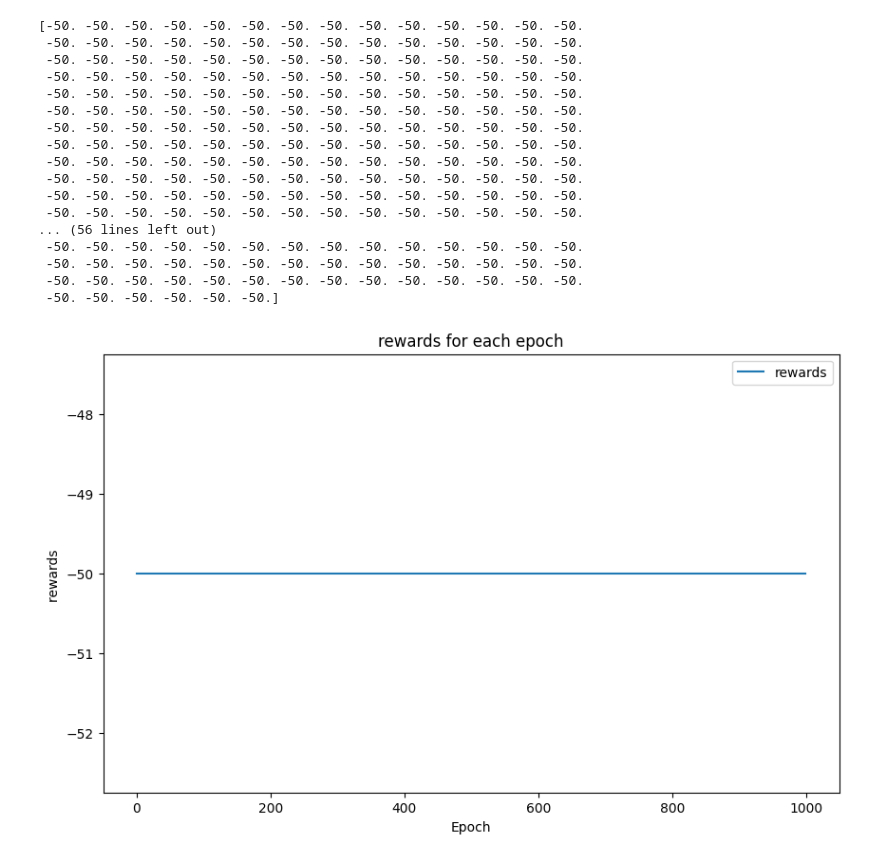
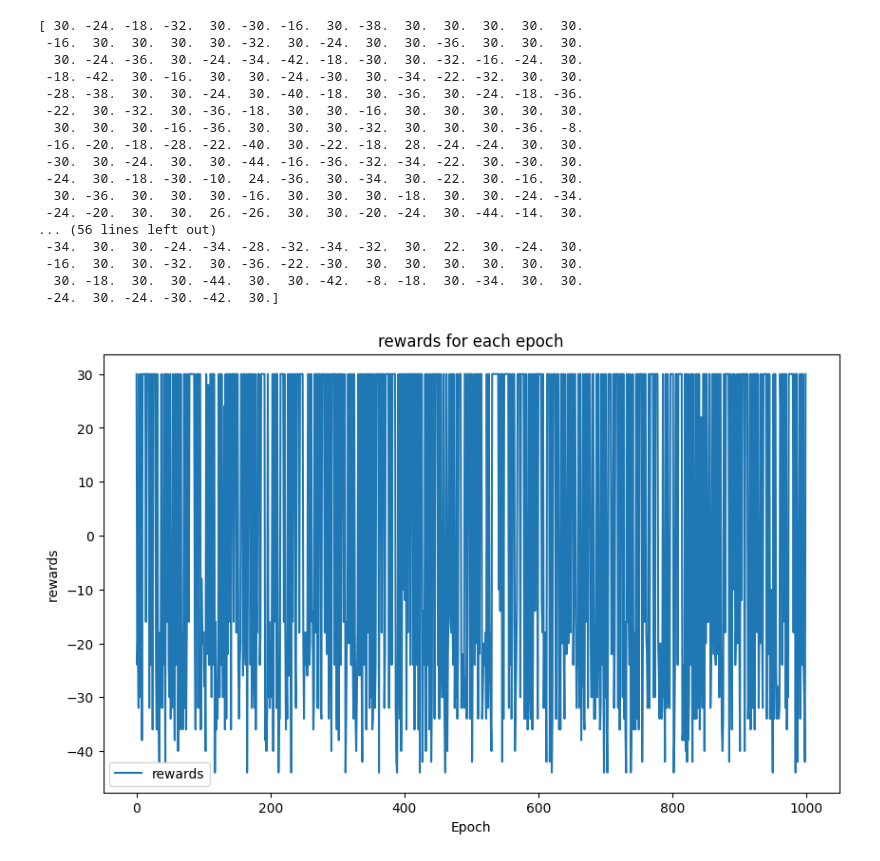
Before and after one commit to wilson20010327/vibecheck, a Jupyter notebook: visualize_the_rl_result.ipynb, the cells around one changed output. Drawn from its saved outputs; the diff is of its cells as text; code cells hidden in the pictures.

```diff
--- a/visualize_the_rl_result.ipynb
+++ b/visualize_the_rl_result.ipynb
@@ -4,7 +4,7 @@ import matplotlib.pyplot as plt
 import os
 import numpy as np
 # Assuming the result path is stored in a variable called result_path
-result_path = './result/Jan_16_3/train/'
+result_path = './result/Jan_17_1/train/'
 
 file_list = os.listdir(result_path)
 
@@ -16,7 +16,7 @@ for file_name in file_list:
         loss_values = np.append(loss_values, data['loss'].values)
 print(loss_values)
 # Plot the loss values
-plt.figure(figsize=(10, 6))
+plt.figure(figsize=(15, 6))
 plt.plot(loss_values, label='Loss')
 plt.xlabel('Backpropagation Iteration')
 plt.ylabel('Loss')
@@ -30,5 +29,5 @@ plt.show()
 # %%
-result_path = './result/Jan_16_4/train/'
+result_path = './result/Jan_17_1/train/'
 
 file_list = os.listdir(result_path)
 
@@ -69,5 +68,5 @@ plt.show()
 # %%
-result_path = './result/Jan_16_4/test/'
+result_path = './result/Jan_17_1/test/'
 
 file_list = os.listdir(result_path)
 
@@ -109,40 +108,40 @@ plt.show()
 # %%
-result_path = './result/Jan_16_3/test/'
+result_path = './result/Jan_17_1/test/'
 
 file_list = os.listdir(result_path)
 
 rewards = np.array([])
 for file_name in file_list:
     if file_name.endswith('.csv'):
         file = result_path + file_name
         data = pd.read_csv(file)
 
         rewards = np.append(rewards, data.iloc[len(data)-1]['tot_reward'])
 print(rewards)
 # Plot the loss values
 plt.figure(figsize=(10, 6))
 plt.plot(rewards, label='rewards')
 plt.xlabel('Epoch')
 plt.ylabel('rewards ')
 plt.title('rewards for each epoch')
 plt.legend()
 plt.show()
 # %% [output]
-[-50. -50. -50. -50. -50. -50. -50. -50. -50. -50. -50. -50. -50. -50.
- -50. -50. -50. -50. -50. -50. -50. -50. -50. -50. -50. -50. -50. -50.
- -50. -50. -50. -50. -50. -50. -50. -50. -50. -50. -50. -50. -50. -50.
- -50. -50. -50. -50. -50. -50. -50. -50. -50. -50. -50. -50. -50. -50.
- -50. -50. -50. -50. -50. -50. -50. -50. -50. -50. -50. -50. -50. -50.
- -50. -50. -50. -50. -50. -50. -50. -50. -50. -50. -50. -50. -50. -50.
- -50. -50. -50. -50. -50. -50. -50. -50. -50. -50. -50. -50. -50. -50.
- -50. -50. -50. -50. -50. -50. -50. -50. -50. -50. -50. -50. -50. -50.
- -50. -50. -50. -50. -50. -50. -50. -50. -50. -50. -50. -50. -50. -50.
- -50. -50. -50. -50. -50. -50. -50. -50. -50. -50. -50. -50. -50. -50.
- -50. -50. -50. -50. -50. -50. -50. -50. -50. -50. -50. -50. -50. -50.
- -50. -50. -50. -50. -50. -50. -50. -50. -50. -50. -50. -50. -50. -50.
+[ 30. -24. -18. -32.  30. -30. -16.  30. -38.  30.  30.  30.  30.  30.
+ -16.  30.  30.  30.  30. -32.  30. -24.  30.  30. -36.  30.  30.  30.
+  30. -24. -36.  30. -24. -34. -42. -18. -30.  30. -32. -16. -24.  30.
+ -18. -42.  30. -16.  30.  30. -24. -30.  30. -34. -22. -32.  30.  30.
+ -28. -38.  30.  30. -24.  30. -40. -18.  30. -36.  30. -24. -18. -36.
+ -22.  30. -32.  30. -36. -18.  30.  30. -16.  30.  30.  30.  30.  30.
+  30.  30.  30. -16. -36.  30.  30.  30. -32.  30.  30.  30. -36.  -8.
+ -16. -20. -18. -28. -22. -40.  30. -22. -18.  28. -24. -24.  30.  30.
+ -30.  30. -24.  30.  30. -44. -16. -36. -32. -34. -22.  30. -30.  30.
+ -24.  30. -18. -30. -10.  24. -36.  30. -34.  30. -22.  30. -16.  30.
+  30. -36.  30.  30.  30. -16.  30.  30.  30. -18.  30.  30. -24. -34.
+ -24. -20.  30.  30.  26. -26.  30.  30. -20. -24.  30. -44. -14.  30.
 ... (56 lines left out)
- -50. -50. -50. -50. -50. -50. -50. -50. -50. -50. -50. -50. -50. -50.
- -50. -50. -50. -50. -50. -50. -50. -50. -50. -50. -50. -50. -50. -50.
- -50. -50. -50. -50. -50. -50. -50. -50. -50. -50. -50. -50. -50. -50.
- -50. -50. -50. -50. -50. -50.]
+ -34.  30.  30. -24. -34. -28. -32. -34. -32.  30.  22.  30. -24.  30.
+ -16.  30.  30. -32.  30. -36. -22. -30.  30.  30.  30.  30.  30.  30.
+  30. -18.  30.  30. -44.  30.  30. -42.  -8. -18.  30. -34.  30.  30.
+ -24.  30. -24. -30. -42.  30.]
-[figure, old version]
+[figure, new version]
```
Also changed, not shown: parts of 3 cells of this notebook, 3 other files.
